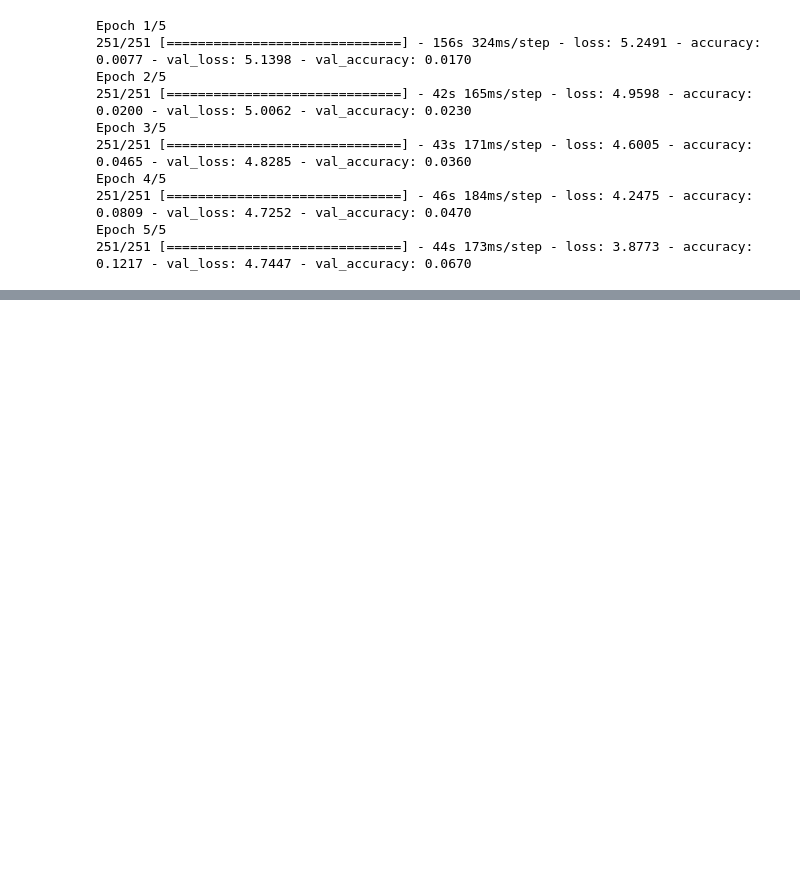
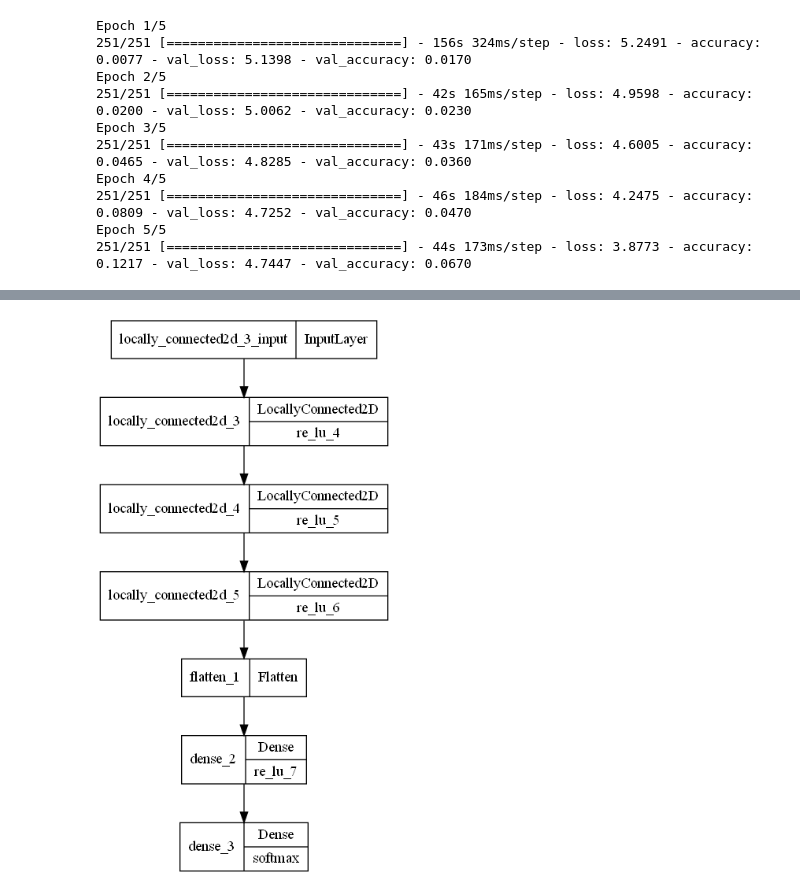
Before and after one commit to Lassedi/VisLab_DNNProject, a Jupyter notebook: main_keras_net.ipynb, the cells around one changed output, grey strips where cells are left out. Cells and saved outputs as stored; diff of their text form; code cells hidden in the pictures; blank space fills up the shorter version.

```diff
--- a/main_keras_net.ipynb
+++ b/main_keras_net.ipynb
@@ -108,3 +109,12 @@ _________________________________________________________________
 # %%
 # save trained model
 model.save('./model_keras/1_keras_FCN_test200.h5')
+# %%
+# load an existing model
+model = load_model("./model_keras/1_keras_FCN_test200.h5")
+
+# plot model features
+plot_model(model, "1_FCN_keras.png",
+           show_layer_activations=True)
+# %% [output]
+[figure, added]
```
Also changed, not shown: parts of 3 cells of this notebook, 5 other files.
